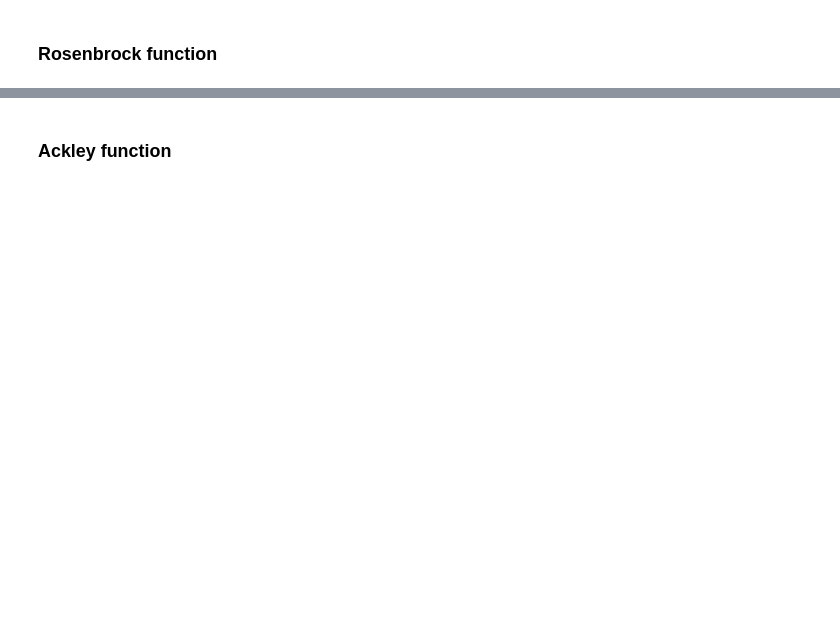
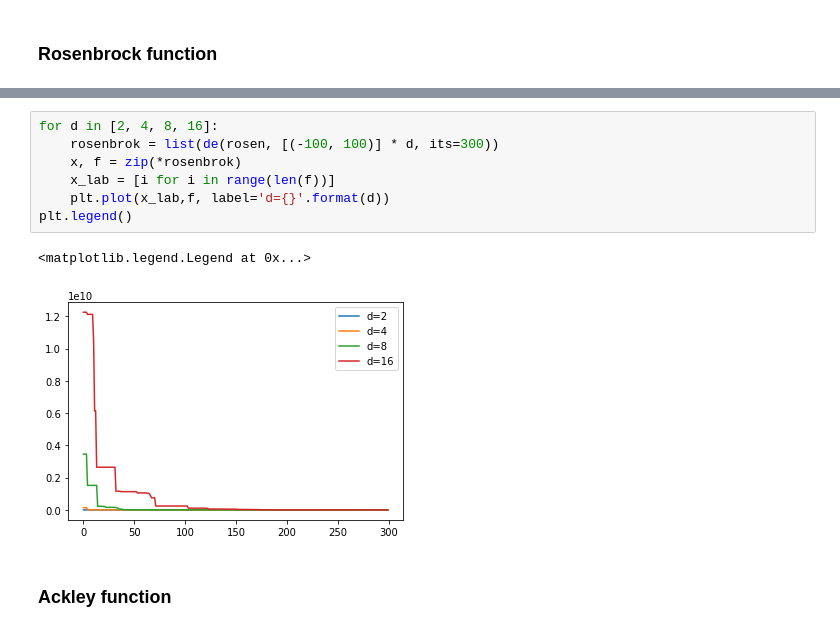
Before and after one commit to griezu/Differential_Evolution, a Jupyter notebook: Differential_Evolution.ipynb, the cells around one changed output, grey strips where cells are left out. Drawn from its saved outputs; the diff is of its cells as text; blank space fills up the shorter version.

```diff
--- a/Differential_Evolution.ipynb
+++ b/Differential_Evolution.ipynb
@@ -173,2 +250,12 @@ print(result[-1])
+# %%
+for d in [2, 4, 8, 16]:
+    rosenbrok = list(de(rosen, [(-100, 100)] * d, its=300))
+    x, f = zip(*rosenbrok)
+    x_lab = [i for i in range(len(f))]
+    plt.plot(x_lab,f, label='d={}'.format(d))
+plt.legend()
+# %% [output]
+<matplotlib.legend.Legend at 0x...>
+[figure, added]
 # %% [markdown]
 ### <a id="af"></a>Ackley function
```
Also changed, not shown: parts of 36 cells of this notebook.
